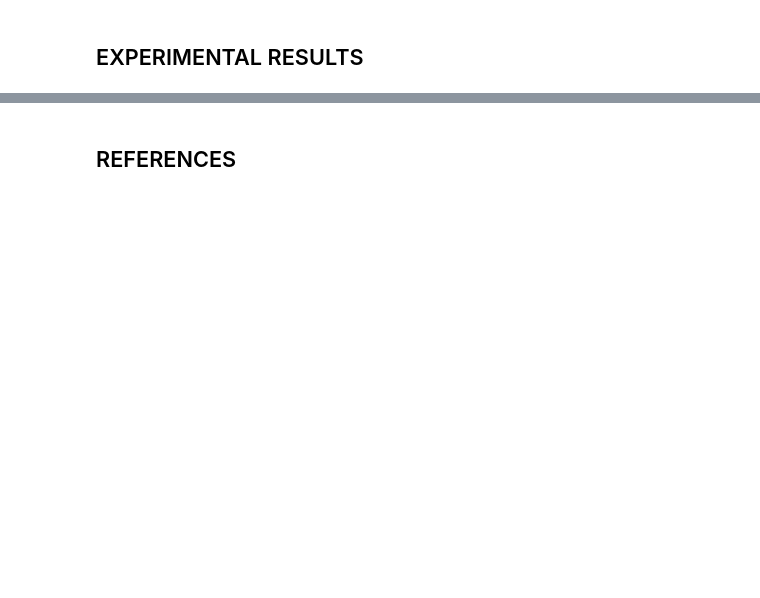
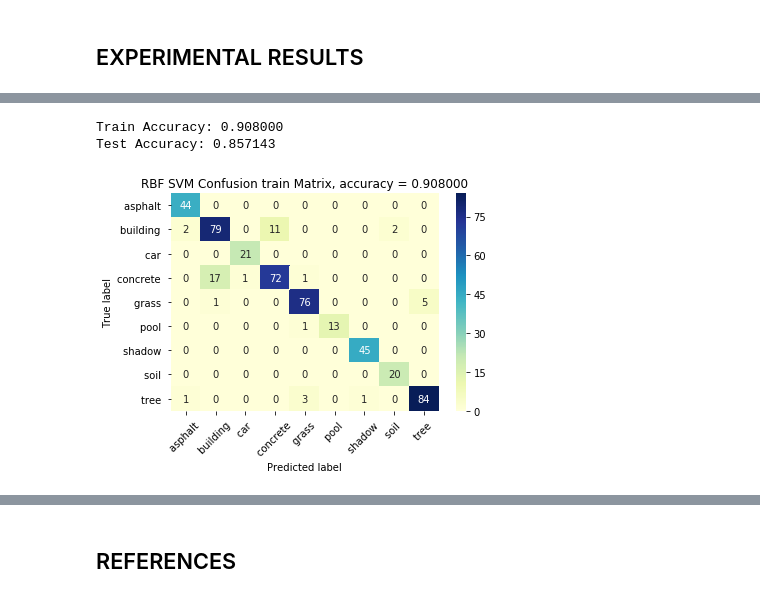
Before and after one commit to alex44jzy/NUS-CI1-CA1, a Jupyter notebook: svm/svmpy.ipynb, the cells around one changed output, grey strips where cells are left out. Saved outputs shown, nothing was run; the diff lists cells and outputs as text; code cells hidden in the pictures; blank space fills up the shorter version.

```diff
--- a/svm/svmpy.ipynb
+++ b/svm/svmpy.ipynb
@@ -180,0 +277,20 @@ As such, the proper procedures were proposed step by step as follows:
+# %%
+# SVM RBF
+
+# cRange = [1, 10, 100, 1000]
+# gammaRange = [1e-1, 1e-2, 1e-3, 1e-4, 1e-5]
+# cRange = range(10, 30)
+
+cRange = [22]
+gammas= range(1, 100)
+gammaRange = 0.001 * np.array(gammas)
+
+
+parameters = [{'kernel': ['rbf'], 'gamma': gammaRange,
+                     'C': cRange}]
+
+clf = GridSearchCV(cv = 3, estimator=SVC(decision_function_shape='ovr'), param_grid = parameters)
+clf.fit(trainX_scale, trainY)
+print("Best parameters for the C and gamma: %s" % clf.best_params_)
+print("Best parameters accuracy for validation: %s" % clf.best_score_)
+clf.grid_scores_
@@ -180,0 +317,21 @@ As such, the proper procedures were proposed step by step as follows:
+# %%
+rbf_svm = SVC(kernel = 'rbf', C=22, gamma=0.01, random_state = 25, decision_function_shape='ovo', class_weight='balanced')
+rbf_svm.fit(trainX_scale, trainY)
+# rbf_svm
+trainY_pred = rbf_svm.predict(trainX_scale)
+accuracyTrain = accuracy_score(trainY, trainY_pred)
+print("Train Accuracy: %f" % accuracyTrain)
+
+testY_pred = rbf_svm.predict(testX_scale)
+testY_pred
+
+accuracyTest = accuracy_score(testY, testY_pred)
+print("Test Accuracy: %f" % accuracyTest)
+
+cm = confusion_matrix(trainY, trainY_pred)
+title = 'RBF SVM Confusion train Matrix, accuracy = %f' % accuracyTrain
+drawConfusionMatrix(title, cm)
+# %% [output]
+Train Accuracy: 0.908000
+Test Accuracy: 0.857143
+[figure, added]
```
Also changed, not shown: parts of 23 cells of this notebook.
